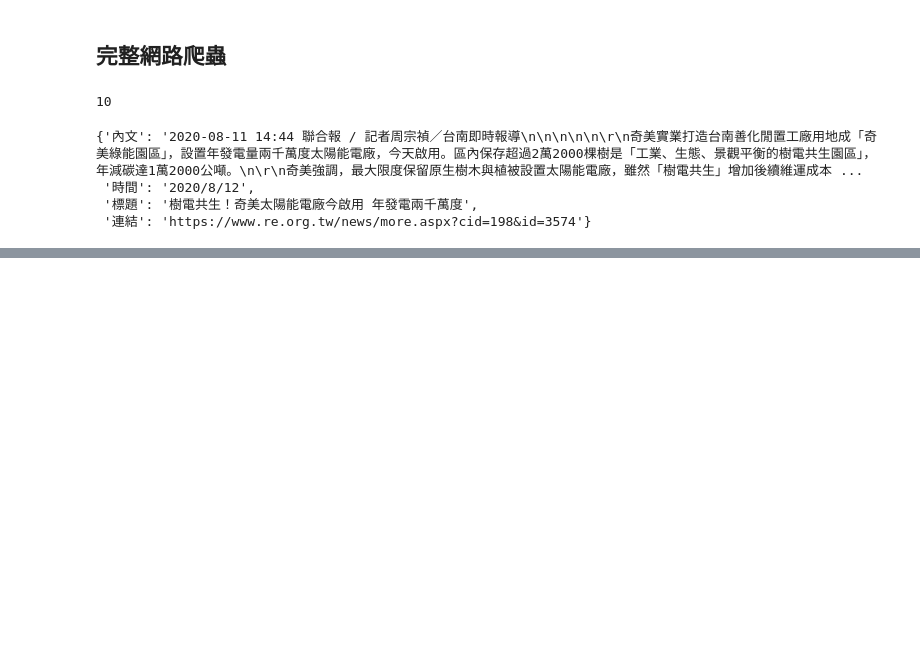
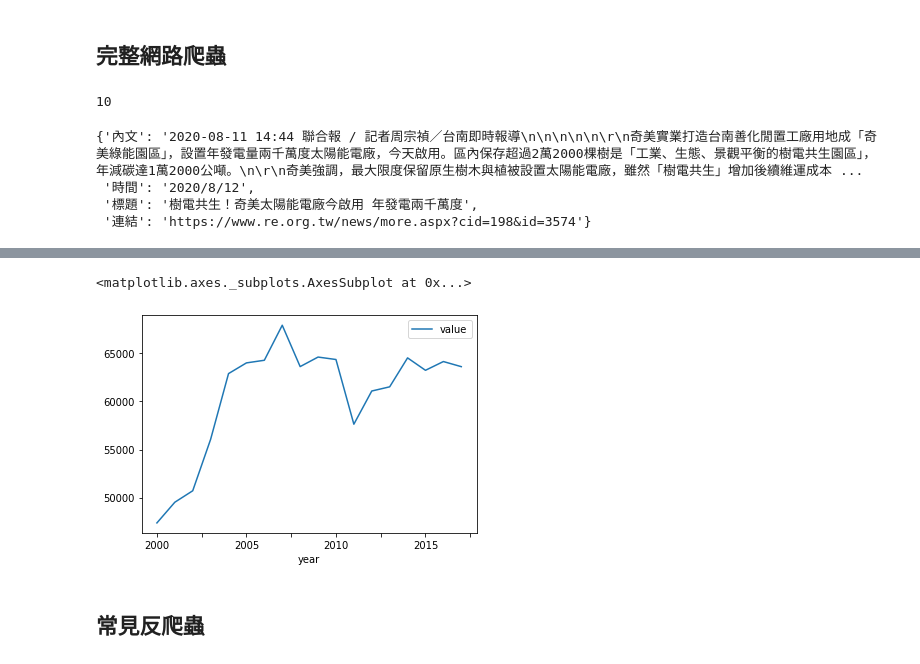
Before and after one commit to ywchiu/taipowerpy, a Jupyter notebook: Demo20200813.ipynb, the cells around one changed output, grey strips where cells are left out. Drawn from its saved outputs; the diff is of its cells as text; code cells hidden in the pictures; blank space fills up the shorter version.

```diff
--- a/Demo20200813.ipynb
+++ b/Demo20200813.ipynb
@@ -248,0 +293,3 @@ newsdf.to_excel('news.xlsx')
+# %%
+import pandas
+df = pandas.DataFrame(jd)
@@ -248,0 +325,9 @@ newsdf.to_excel('news.xlsx')
+# %%
+apiurl = 'https://api.iea.org/stats/?year={}&countries=TAIPEI&series=BALANCES'
+
+energy_ary = []
+for year in range(2000,2019):
+  res = requests.get(apiurl.format(year))
+  jd = res.json()
+  df = pandas.DataFrame(jd)
+  energy_ary.append(df)
@@ -248,0 +338,2 @@ newsdf.to_excel('news.xlsx')
+# %%
+energy_df = pandas.concat(energy_ary)
@@ -248,0 +344,2 @@ newsdf.to_excel('news.xlsx')
+# %%
+m = energy_df[(energy_df['flowLabel'] == 'Imports') & (energy_df['productLabel'] == 'Oil')]
@@ -248,0 +366,7 @@ newsdf.to_excel('news.xlsx')
+# %%
+m.plot(x = 'year', y = 'value', kind = 'line')
+# %% [output]
+<matplotlib.axes._subplots.AxesSubplot at 0x...>
+[figure, added]
+# %% [markdown]
+## 常見反爬蟲
```
Also changed, not shown: parts of 20 cells of this notebook.
